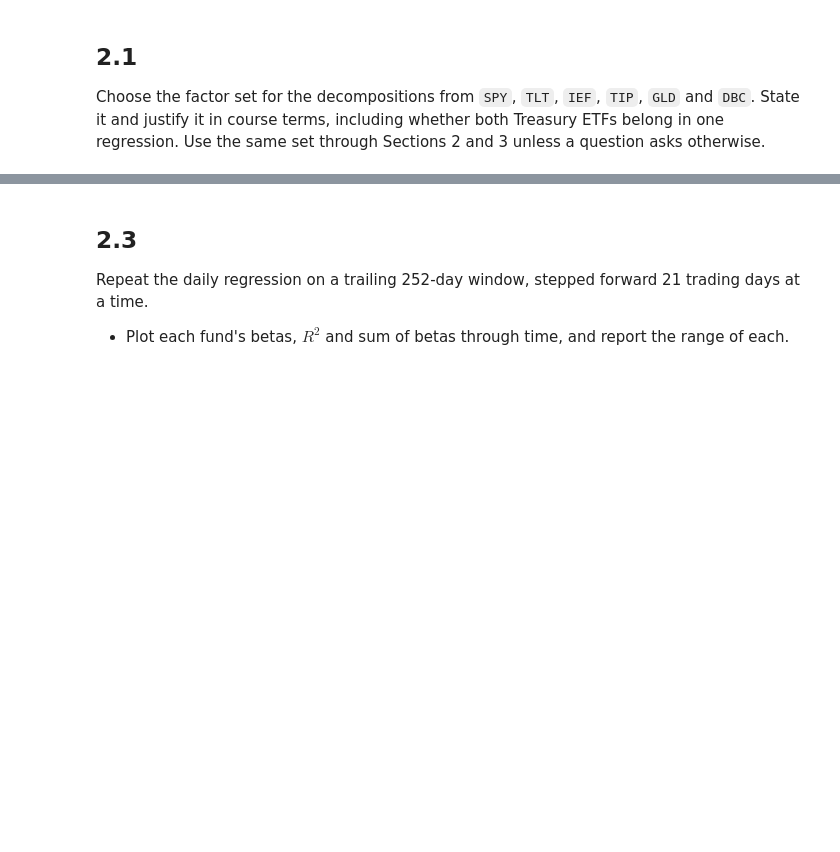
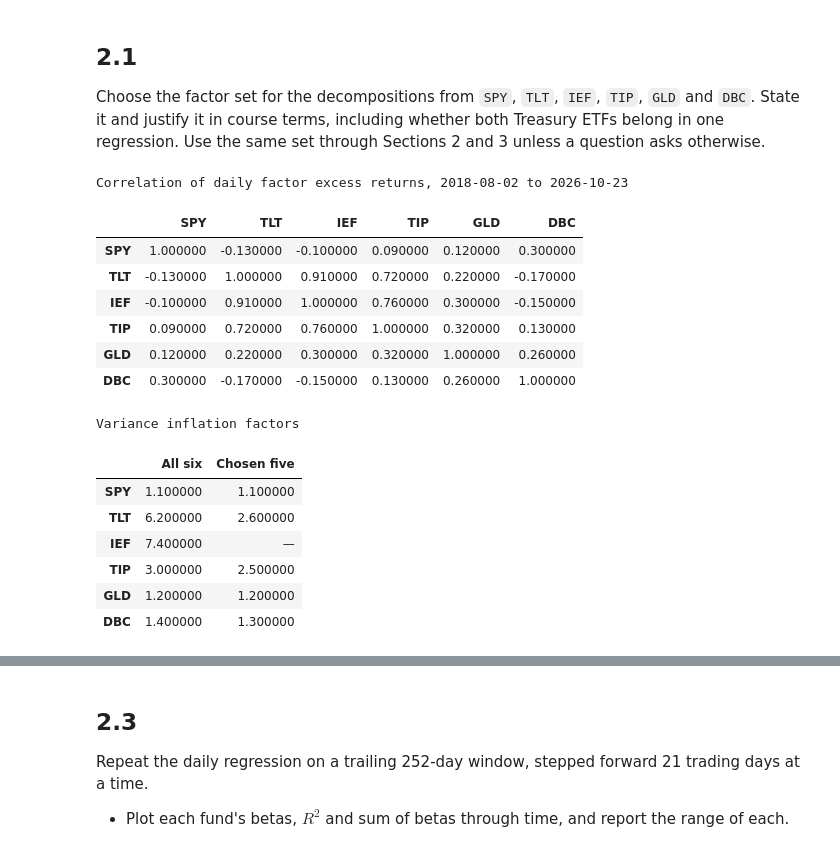
Before and after one commit to hannahkong1/midterm-project, a Jupyter notebook: risk_parity.ipynb, the cells around one changed output, grey strips where cells are left out. Drawn from its saved outputs; the diff is of its cells as text; code cells hidden in the pictures; blank space fills up the shorter version.

```diff
--- a/risk_parity.ipynb
+++ b/risk_parity.ipynb
@@ -217,3 +217,39 @@ Sections 2 and 3 use excess returns over `SHV`.
 ## 2.1
 
 Choose the factor set for the decompositions from `SPY`, `TLT`, `IEF`, `TIP`, `GLD` and `DBC`. State it and justify it in course terms, including whether both Treasury ETFs belong in one regression. Use the same set through Sections 2 and 3 unless a question asks otherwise.
+# %%
+FACTORS = ['SPY', 'TLT', 'TIP', 'GLD', 'DBC']
+CANDIDATES = ['SPY', 'TLT', 'IEF', 'TIP', 'GLD', 'DBC']
+excess_daily = returns.sub(returns['SHV'], axis=0)
+excess_monthly = monthly.sub(monthly['SHV'], axis=0)
+
+# sample covering every fund's life: from NTSX's first day, the earliest of the five
+factor_sample = excess_daily.loc['2018-08-02':, CANDIDATES].dropna()
+display(factor_sample.corr().round(2).style.background_gradient(cmap='RdBu_r', vmin=-1, vmax=1)
+        .set_caption(f'Correlation of daily factor excess returns, {factor_sample.index[0].date()} to {factor_sample.index[-1].date()}'))
+
+# variance inflation factor: diagonal of the inverse correlation matrix
+def vif(data):
+    return pd.Series(np.diag(np.linalg.inv(data.corr().values)), index=data.columns)
+
+display(pd.DataFrame({
+    'All six': vif(factor_sample[CANDIDATES]),
+    'Chosen five': vif(factor_sample[FACTORS]),
+}).reindex(CANDIDATES).round(1).style.format(na_rep='—').set_caption('Variance inflation factors'))
+# %% [output]
+Correlation of daily factor excess returns, 2018-08-02 to 2026-10-23
+|  | SPY | TLT | IEF | TIP | GLD | DBC |
+| SPY | 1.000000 | -0.130000 | -0.100000 | 0.090000 | 0.120000 | 0.300000 |
+| TLT | -0.130000 | 1.000000 | 0.910000 | 0.720000 | 0.220000 | -0.170000 |
+| IEF | -0.100000 | 0.910000 | 1.000000 | 0.760000 | 0.300000 | -0.150000 |
+| TIP | 0.090000 | 0.720000 | 0.760000 | 1.000000 | 0.320000 | 0.130000 |
+| GLD | 0.120000 | 0.220000 | 0.300000 | 0.320000 | 1.000000 | 0.260000 |
+| DBC | 0.300000 | -0.170000 | -0.150000 | 0.130000 | 0.260000 | 1.000000 |
+Variance inflation factors
+|  | All six | Chosen five |
+| SPY | 1.100000 | 1.100000 |
+| TLT | 6.200000 | 2.600000 |
+| IEF | 7.400000 | — |
+| TIP | 3.000000 | 2.500000 |
+| GLD | 1.200000 | 1.200000 |
+| DBC | 1.400000 | 1.300000 |
```
Also changed, not shown: parts of 5 cells of this notebook.
